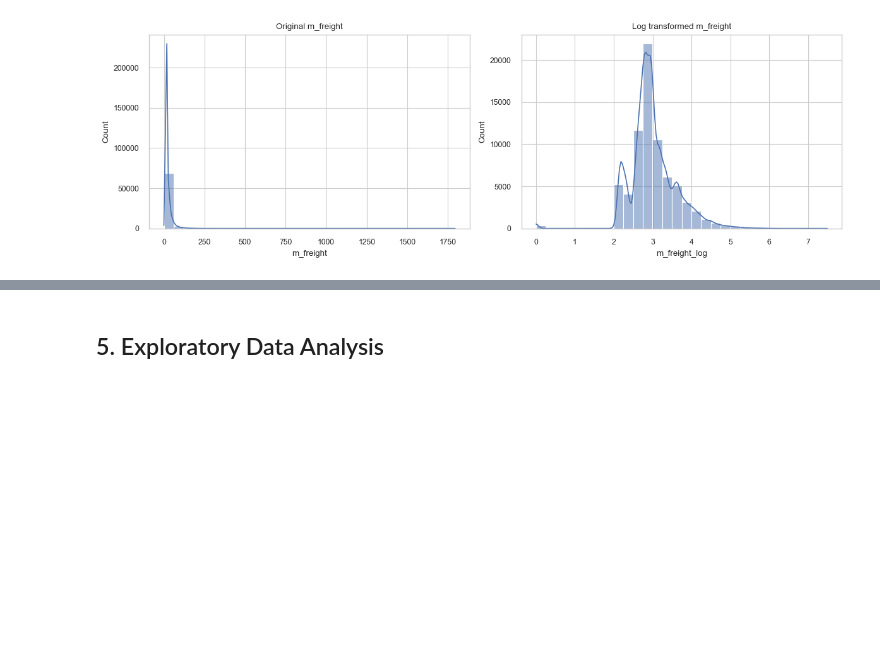
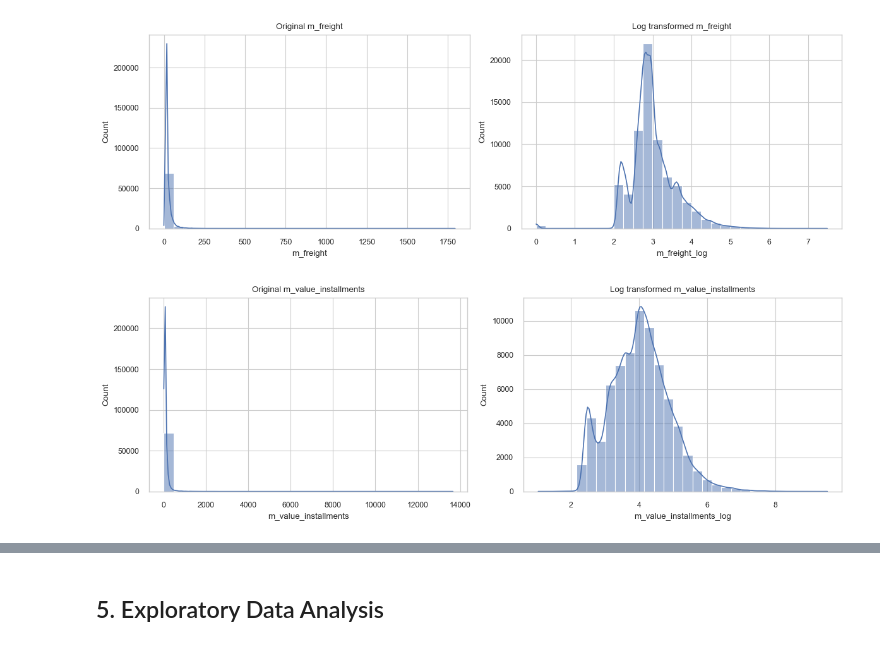
Before and after one commit to nataschaminnitt/segmenting_customers, a Jupyter notebook: notebooks/P5 notebook data exploration.ipynb, the cells around one changed output, grey strips where cells are left out. Saved outputs shown, nothing was run; the diff lists cells and outputs as text; code cells hidden in the pictures; blank space fills up the shorter version.

```diff
--- a/notebooks/P5 notebook data exploration.ipynb
+++ b/notebooks/P5 notebook data exploration.ipynb
@@ -336,0 +261,6 @@ We applied a log scale to spending so that differences between 10 and 100 matter
+# %%
+# f_basket_size
+customer_features['f_basket_size'] = customer_features['f_products'] / customer_features['f_orders']
+
+# f_bulk_flag
+customer_features['f_bulk_flag'] = (customer_features['f_basket_size'] > 1).astype(int)
@@ -368,3 +300,6 @@ for orig, trans in pairs:
     plt.show()
 # %% [output]
 [figure]
+# %%
+# m_pct_freight : delivery freight percentage
+customer_features['m_pct_freight'] =  customer_features['m_freight'] / customer_features['m_price']
@@ -370,0 +310,3 @@ for orig, trans in pairs:
+# %%
+# state_spending : average spending of a state
+customer_features['state_spending'] = (customer_features.groupby('customer_state')['m_price'].transform('mean'))
@@ -370,0 +317,17 @@ for orig, trans in pairs:
+# %%
+# Log transform total_freight
+customer_features['m_value_installments_log'] = np.log1p(customer_features['m_value_installments'])
+
+pairs = [('m_value_installments', 'm_value_installments_log')]
+
+for orig, trans in pairs:
+    fig, axes = plt.subplots(1, 2, figsize=(12, 4))
+    sns.histplot(customer_features[orig], kde=True, bins=30, ax=axes[0])
+    axes[0].set_title(f'Original {orig}')
+    sns.histplot(customer_features[trans], kde=True, bins=30, ax=axes[1])
+    axes[1].set_title(f'Log transformed {orig}')
+    plt.tight_layout()
+    plt.savefig(f"./results/log_transformation_{orig}.png")
+    plt.show()
+# %% [output]
+[figure, added]
```
Also changed, not shown: parts of 40 cells of this notebook, 3 other files.
